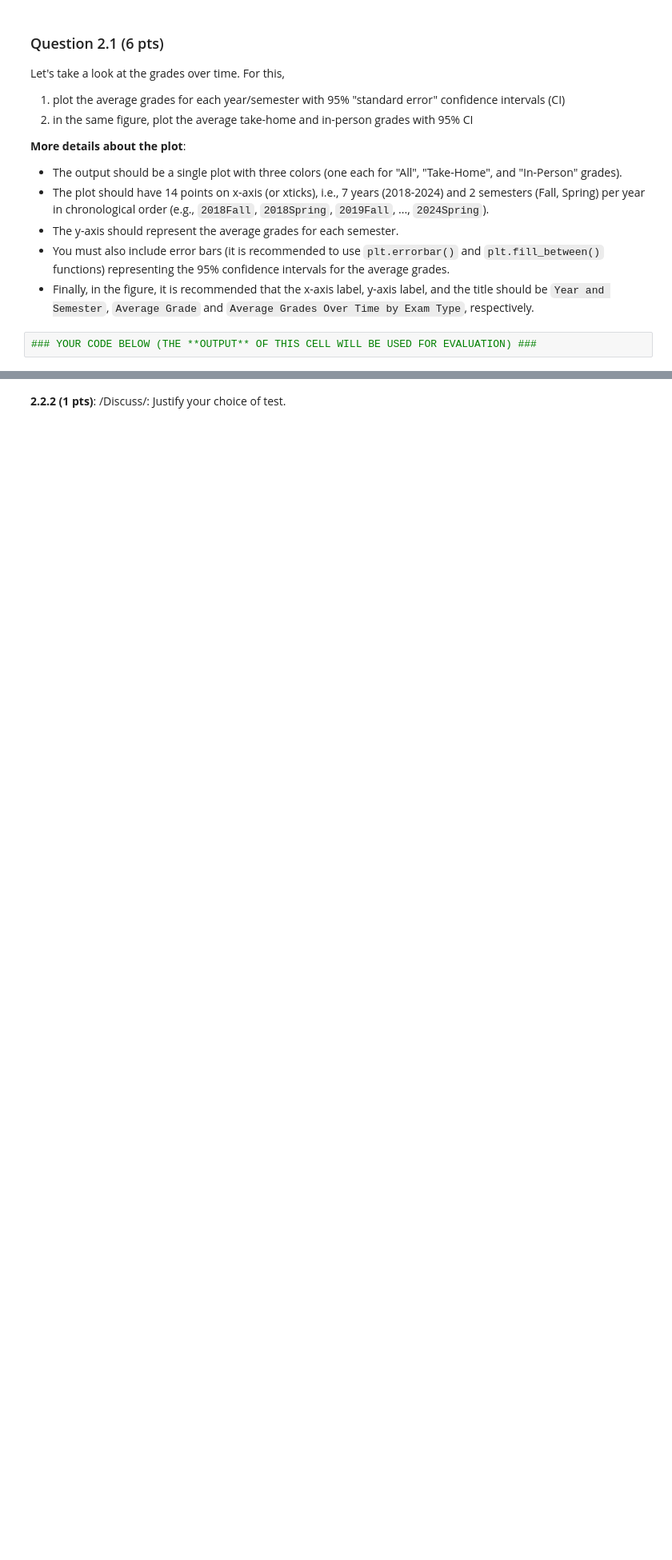
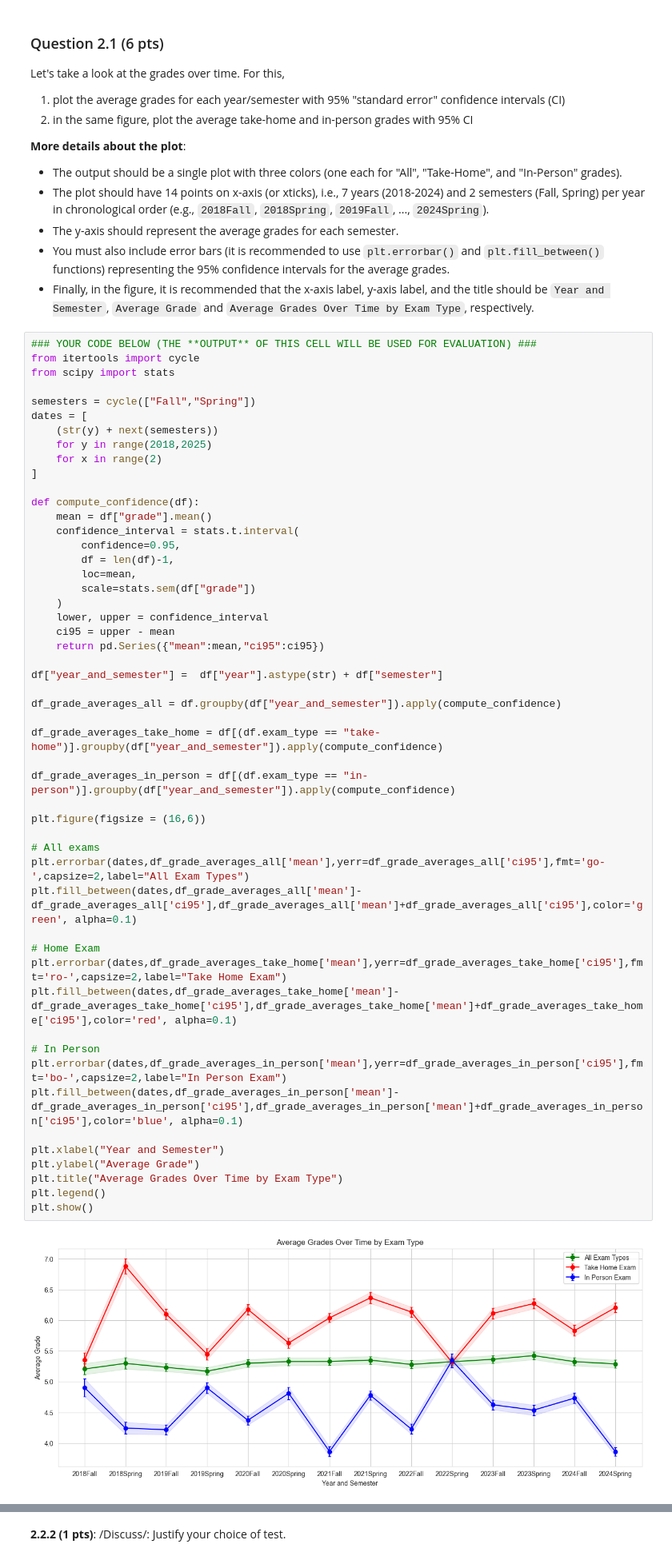
Before and after one commit to tosigame/ADA2025, a Jupyter notebook: res_homework/02_PROJECT_CHEATING_SCANDAL/2025_HW2.ipynb, the cells around one changed output, grey strips where cells are left out. Shown: that part at 80% size. Drawn from its saved outputs; the diff is of its cells as text; blank space fills up the shorter version.

```diff
--- a/res_homework/02_PROJECT_CHEATING_SCANDAL/2025_HW2.ipynb
+++ b/res_homework/02_PROJECT_CHEATING_SCANDAL/2025_HW2.ipynb
@@ -236,6 +241,57 @@ Let's take a look at the grades over time. For this,
 - Finally, in the figure, it is recommended that the x-axis label, y-axis label, and the title should be `Year and Semester`, `Average Grade` and `Average Grades Over Time by Exam Type`, respectively.
 # %%
 ### YOUR CODE BELOW (THE **OUTPUT** OF THIS CELL WILL BE USED FOR EVALUATION) ###
+from itertools import cycle
+from scipy import stats
+
+semesters = cycle(["Fall","Spring"])
+dates = [
+    (str(y) + next(semesters))
+    for y in range(2018,2025)
+    for x in range(2)
+]
+
+def compute_confidence(df):
+    mean = df["grade"].mean()
+    confidence_interval = stats.t.interval(
+        confidence=0.95,
+        df = len(df)-1,
+        loc=mean,
+        scale=stats.sem(df["grade"])
+    )
+    lower, upper = confidence_interval
+    ci95 = upper - mean
+    return pd.Series({"mean":mean,"ci95":ci95})
+
+df["year_and_semester"] =  df["year"].astype(str) + df["semester"]
+
+df_grade_averages_all = df.groupby(df["year_and_semester"]).apply(compute_confidence)
+
+df_grade_averages_take_home = df[(df.exam_type == "take-home")].groupby(df["year_and_semester"]).apply(compute_confidence)
+
+df_grade_averages_in_person = df[(df.exam_type == "in-person")].groupby(df["year_and_semester"]).apply(compute_confidence)
+
+plt.figure(figsize = (16,6))
+
+# All exams
+plt.errorbar(dates,df_grade_averages_all['mean'],yerr=df_grade_averages_all['ci95'],fmt='go-',capsize=2,label="All Exam Types")
+plt.fill_between(dates,df_grade_averages_all['mean']-df_grade_averages_all['ci95'],df_grade_averages_all['mean']+df_grade_averages_all['ci95'],color='green', alpha=0.1)
+
+# Home Exam
+plt.errorbar(dates,df_grade_averages_take_home['mean'],yerr=df_grade_averages_take_home['ci95'],fmt='ro-',capsize=2,label="Take Home Exam")
+plt.fill_between(dates,df_grade_averages_take_home['mean']-df_grade_averages_take_home['ci95'],df_grade_averages_take_home['mean']+df_grade_averages_take_home['ci95'],color='red', alpha=0.1)
+
+# In Person
+plt.errorbar(dates,df_grade_averages_in_person['mean'],yerr=df_grade_averages_in_person['ci95'],fmt='bo-',capsize=2,label="In Person Exam")
+plt.fill_between(dates,df_grade_averages_in_person['mean']-df_grade_averages_in_person['ci95'],df_grade_averages_in_person['mean']+df_grade_averages_in_person['ci95'],color='blue', alpha=0.1)
+
+plt.xlabel("Year and Semester")
+plt.ylabel("Average Grade")
+plt.title("Average Grades Over Time by Exam Type")
+plt.legend()
+plt.show()
+# %% [output]
+[figure, added]
 # %% [markdown]
 ### Question 2.2 (6 pts)
 
```
Also changed, not shown: parts of 4 cells of this notebook.
